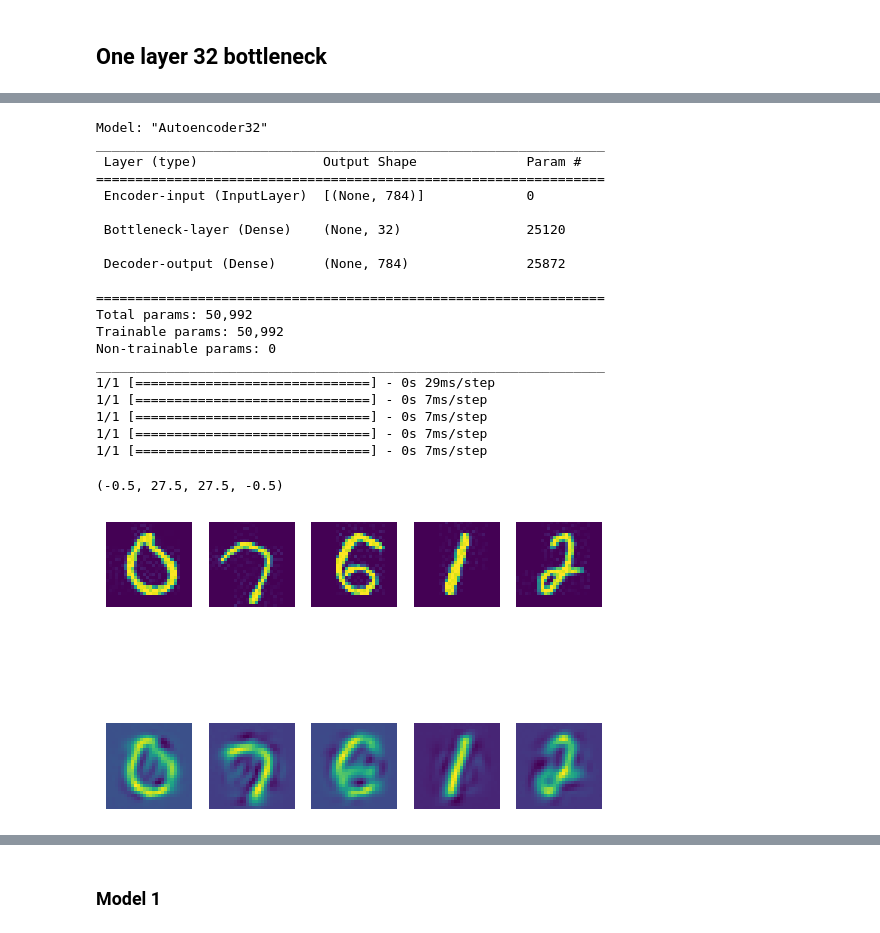
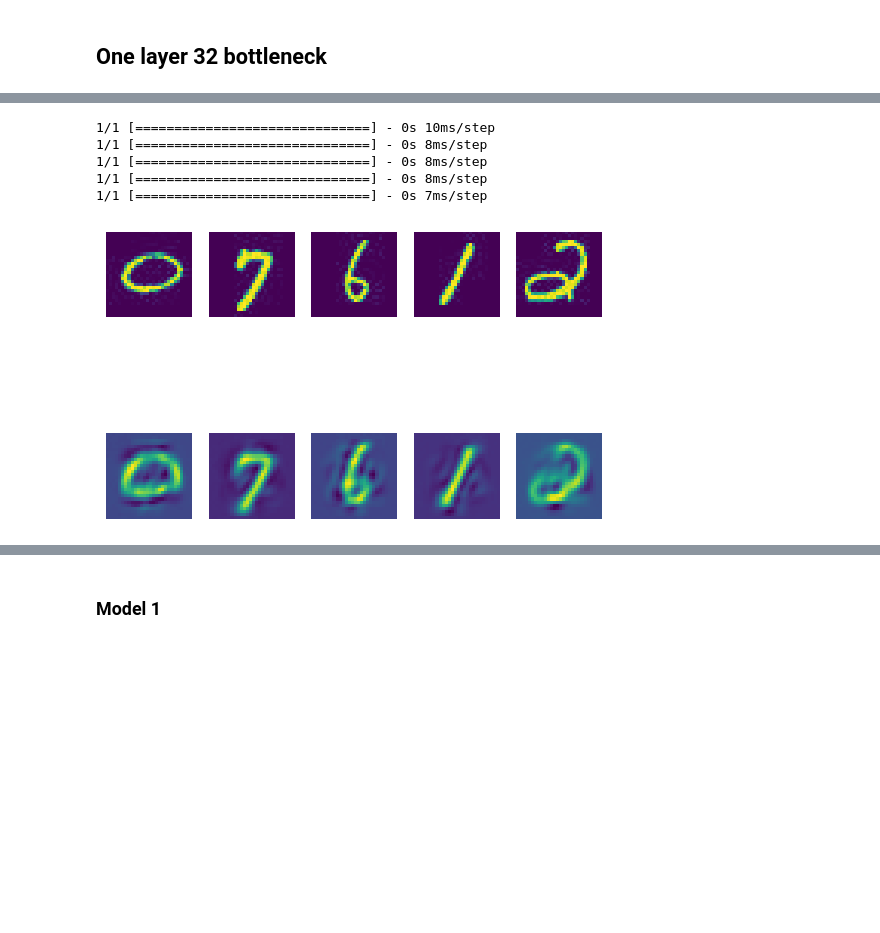
Before and after one commit to imraunav/Deep-Learning-and-Applications, a Jupyter notebook: ProgrammingAssignment4/result_analysis.ipynb, the cells around one changed output, grey strips where cells are left out. Drawn from its saved outputs; the diff is of its cells as text; code cells hidden in the pictures; blank space fills up the shorter version.

```diff
--- a/ProgrammingAssignment4/result_analysis.ipynb
+++ b/ProgrammingAssignment4/result_analysis.ipynb
@@ -354,5 +479,10 @@ class5 = train_data[4*2277+100, :]
 # %%
-model.summary()
+class1 = test_data[0+100, :]
+class2 = test_data[759+100, :]
+class3 = test_data[2*759+100, :]
+class4 = test_data[3*759+100, :]
+class5 = test_data[4*759+100, :]
+# model.summary()
 
 plt.figure()
 plt.subplot(2,5,1)
@@ -376,51 +506,36 @@ plt.subplot(2,5,5)
 plt.imshow(class5.reshape((28,28)))
 plt.axis('off')
 
 plt.subplot(2,5,6)
 # plt.title("Original")
 recon_class1 = model.predict(class1.reshape((1, -1)))
 plt.imshow(recon_class1.reshape((28,28)))
 plt.axis('off')
 
 plt.subplot(2,5,7)
 recon_class2 = model.predict(class2.reshape((1, -1)))
 plt.imshow(recon_class2.reshape((28,28)))
 plt.axis('off')
 
 plt.subplot(2,5,8)
 recon_class3 = model.predict(class3.reshape((1, -1)))
 plt.imshow(recon_class3.reshape((28,28)))
 plt.axis('off')
 
 plt.subplot(2,5,9)
 recon_class4 = model.predict(class4.reshape((1, -1)))
 plt.imshow(recon_class4.reshape((28,28)))
 plt.axis('off')
 
 plt.subplot(2,5,10)
 recon_class5 = model.predict(class5.reshape((1, -1)))
 plt.imshow(recon_class5.reshape((28,28)))
 plt.axis('off')
+plt.savefig('test_recon_32_1layer.png')
 # %% [output]
-Model: "Autoencoder32"
-_________________________________________________________________
- Layer (type)                Output Shape              Param #
-=================================================================
- Encoder-input (InputLayer)  [(None, 784)]             0
-
- Bottleneck-layer (Dense)    (None, 32)                25120
-
- Decoder-output (Dense)      (None, 784)               25872
-
-=================================================================
-Total params: 50,992
-Trainable params: 50,992
-Non-trainable params: 0
-_________________________________________________________________
-1/1 [==============================] - 0s 29ms/step
+1/1 [==============================] - 0s 10ms/step
+1/1 [==============================] - 0s 8ms/step
+1/1 [==============================] - 0s 8ms/step
+1/1 [==============================] - 0s 8ms/step
 1/1 [==============================] - 0s 7ms/step
-1/1 [==============================] - 0s 7ms/step
-1/1 [==============================] - 0s 7ms/step
-1/1 [==============================] - 0s 7ms/step
-(-0.5, 27.5, 27.5, -0.5)
-[figure, old version]
+[figure, new version]
```
Also changed, not shown: parts of 111 cells of this notebook, 34 other files.
